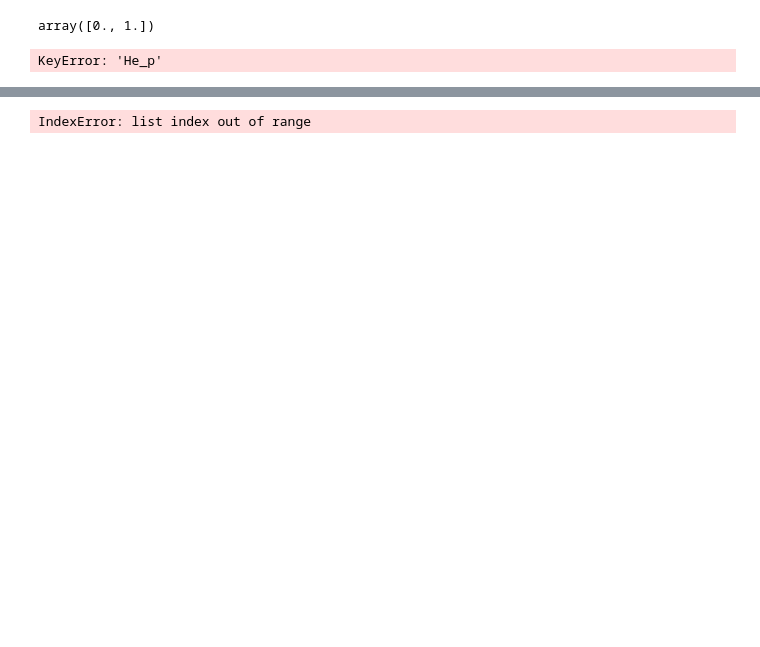
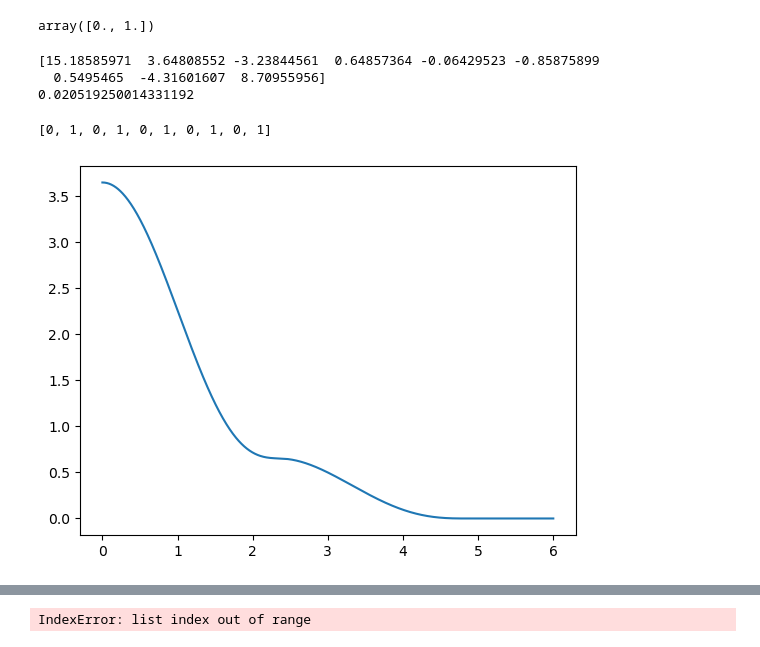
Before and after one commit to Samanyu-T/Lammps_MD, a Jupyter notebook: Jupyter_Notebooks/Development.ipynb, the cells around one changed output, grey strips where cells are left out. Cells and saved outputs as stored; diff of their text form; code cells hidden in the pictures; blank space fills up the shorter version.

```diff
--- a/Jupyter_Notebooks/Development.ipynb
+++ b/Jupyter_Notebooks/Development.ipynb
@@ -16,32 +27,38 @@ array([0., 1.])
 # %%
 pot, potlines, pot_params = Handle_PotFiles.read_pot('git_folder/Potentials/test.eam.alloy')
 
 n_knots = {}
 n_knots['He_F'] = 2
 n_knots['He_p'] = 3
 n_knots['W-He'] = 3
 n_knots['He-He'] = 0
 n_knots['H-He'] = 0
 
 eam_fit = EAM_Fitting.Fit_EAM_Potential(pot, n_knots, pot_params, potlines, None, 0, '')
 sample = eam_fit.gen_rand()
 
 coef_dict = eam_fit.fit_sample(sample)
 
 x_plt = np.linspace(0, 6, 1000)
 
 y_plt = EAM_Fitting.splineval(x_plt, coef_dict['He_p'], eam_fit.knot_pts['He_p'])
 
 plt.plot(x_plt, y_plt)
 
-print(eam_fit.dof)
+print(sample)
 
 t1 = time.perf_counter()
 eam_fit.sample_to_file(sample)
 t2 = time.perf_counter()
 print(t2-t1)
+
+[i % 2 for i in np.arange(10)]
 # %% [output]
-KeyError: 'He_p'
+[15.18585971  3.64808552 -3.23844561  0.64857364 -0.06429523 -0.85875899
+  0.5495465  -4.31601607  8.70955956]
+0.020519250014331192
+[0, 1, 0, 1, 0, 1, 0, 1, 0, 1]
+[figure, added]
 # %%
 x_plt = np.linspace(0, 20, 1000)
 
```
Also changed, not shown: parts of 5 cells of this notebook, 1 other file.
